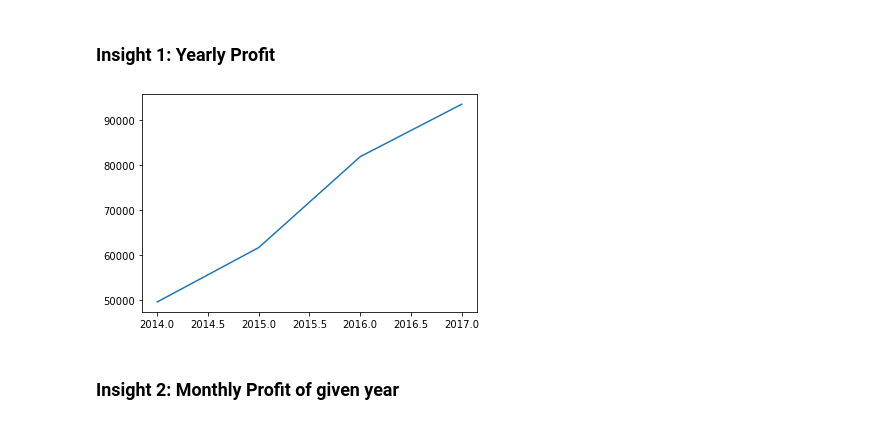
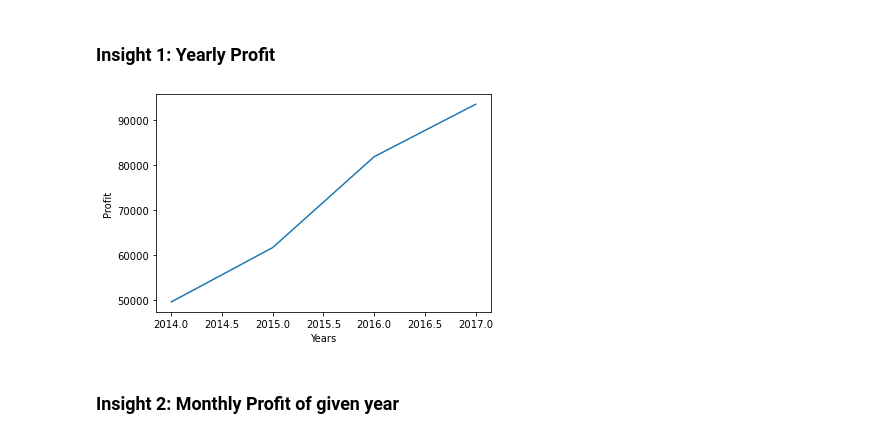
Before and after one commit to KhalidBagha/Sales-Analysis, a Jupyter notebook: Sales Analysis.ipynb, the cells around one changed output. Saved outputs shown, nothing was run; the diff lists cells and outputs as text; code cells hidden in the pictures.

```diff
--- a/Sales Analysis.ipynb
+++ b/Sales Analysis.ipynb
@@ -15,9 +72,12 @@ data["Ship Date"]=pd.to_datetime(data["Ship Date"])
 # %%
 yearlyprofit = data.groupby(data["Order Date"].dt.year)["Profit"].sum()
 plt.plot(yearlyprofit)
+
+plt.xlabel('Years')
+plt.ylabel('Profit')
 plt.show()
 # %% [output]
-[figure, old version]
+[figure, new version]
 # %% [markdown]
 ### Insight 2:  Monthly Profit of given year
 # %%
```
Also changed, not shown: parts of 22 cells of this notebook.
